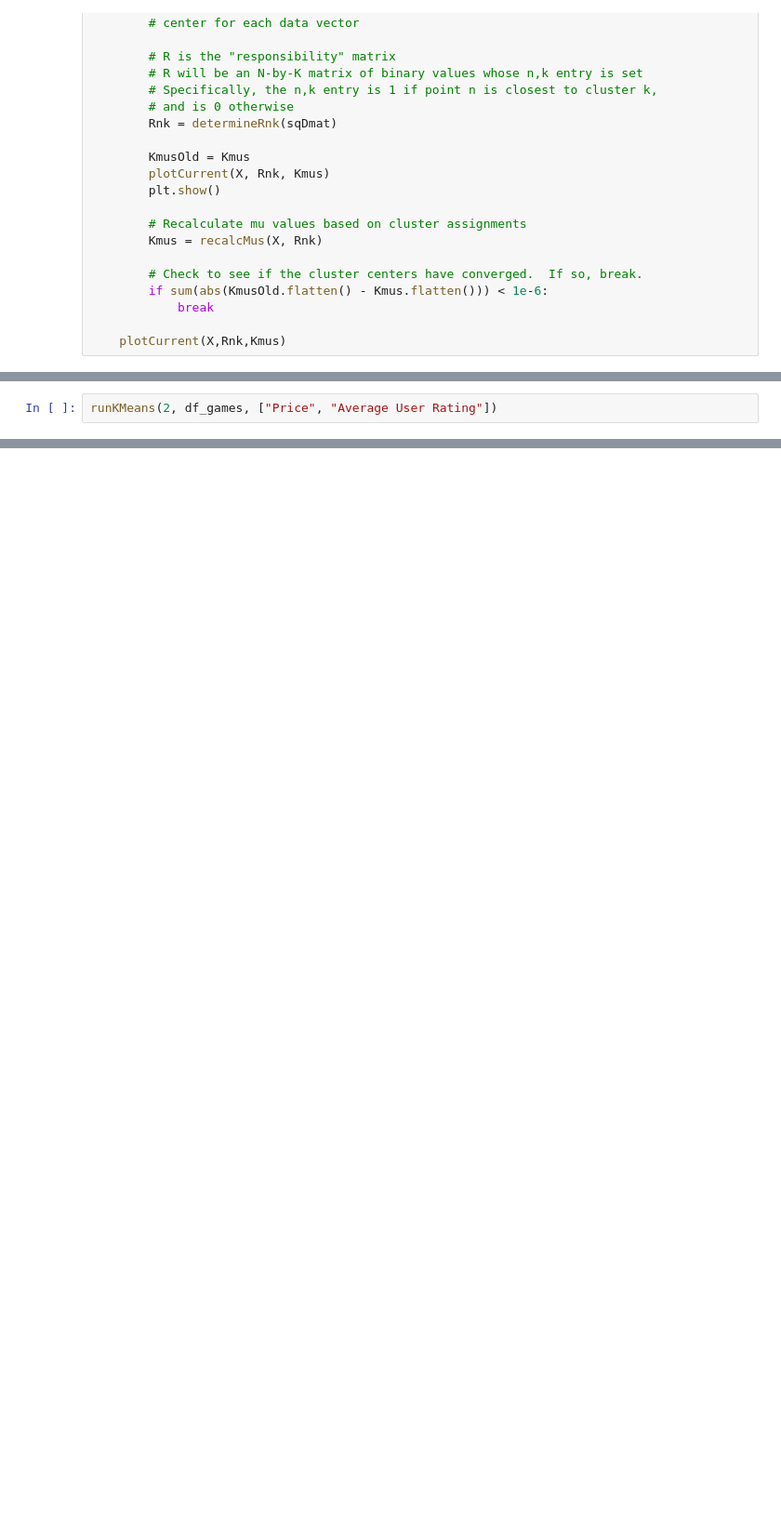
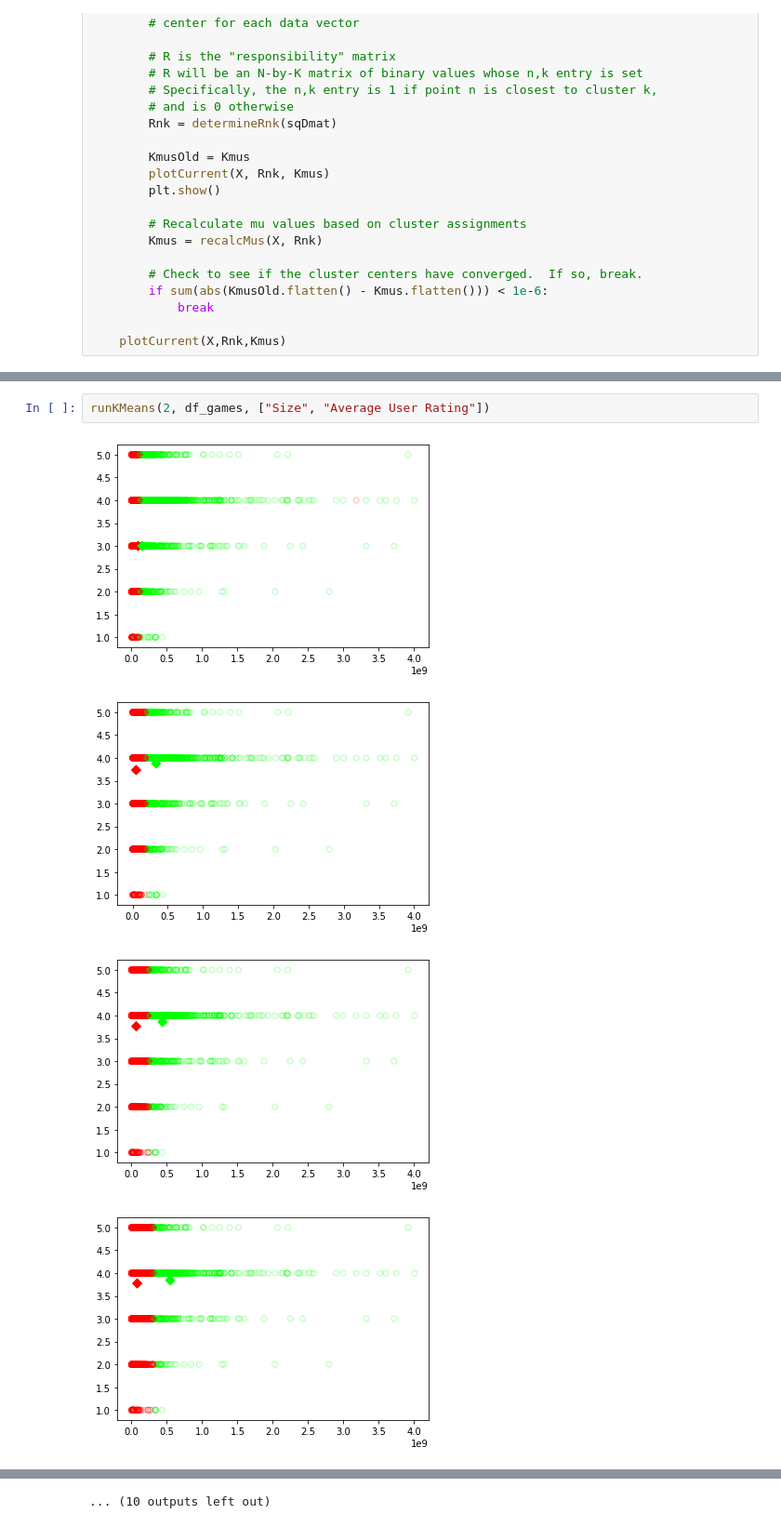
Before and after one commit to dscrotty/Cogs-118B-Final-Project, a Jupyter notebook: COGS 118B ASCN Final Project Notebook.ipynb, the cells around one changed output, grey strips where cells are left out. Shown at 93% size. Drawn from its saved outputs; the diff is of its cells as text; blank space fills up the shorter version.

Commit message:
size and ratings

```diff
--- a/COGS 118B ASCN Final Project Notebook.ipynb
+++ b/COGS 118B ASCN Final Project Notebook.ipynb
@@ -138,2 +138,7 @@ runKMeans(2, df_games, ["Price", "Average User Rating"])
 # %%
-runKMeans(2, df_games, ["Price", "Average User Rating"])
+runKMeans(2, df_games, ["Size", "Average User Rating"])
+# %% [output]
+[figure, added]
+[figure, added]
+[figure, added]
+[figure, added]
@@ -139,0 +153 @@ runKMeans(2, df_games, ["Price", "Average User Rating"])
+... (10 outputs left out)
```
Also changed, not shown: parts of 2 cells of this notebook.
